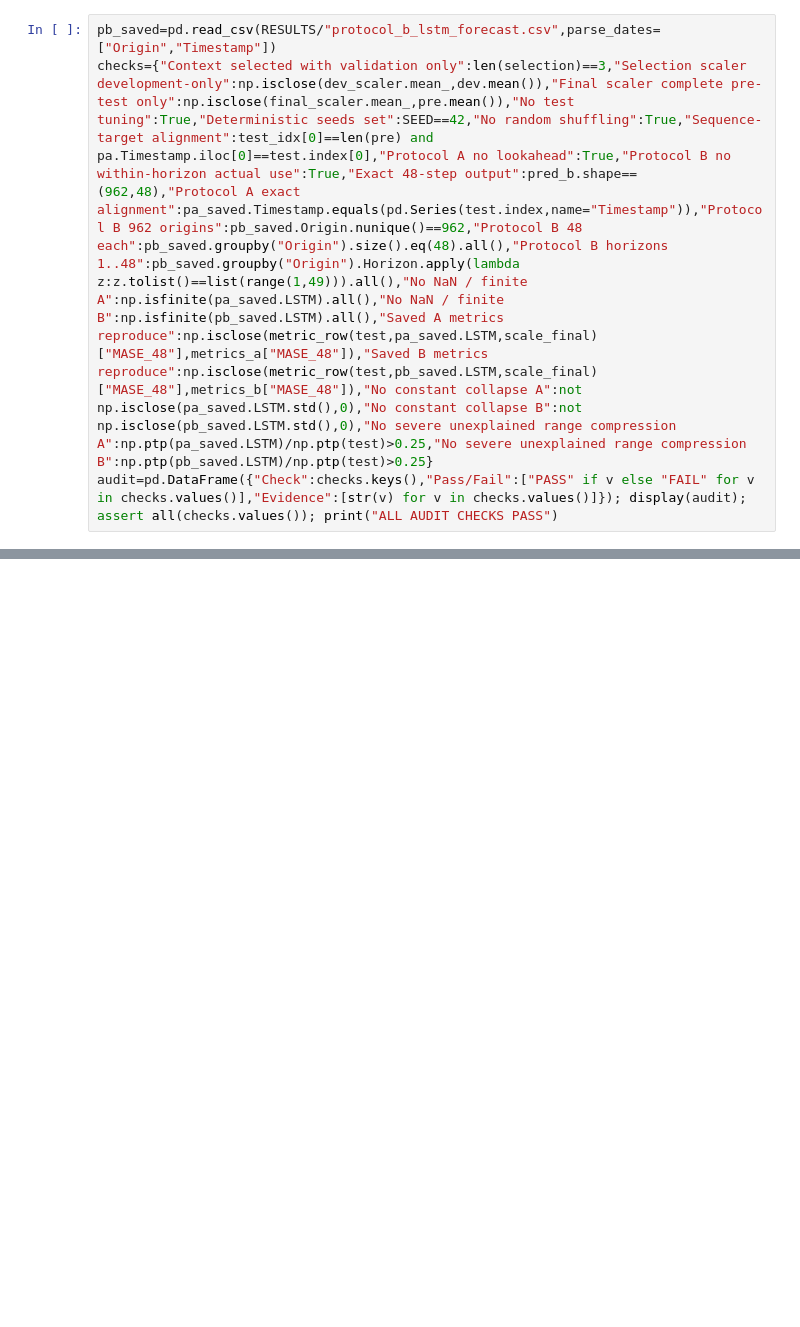
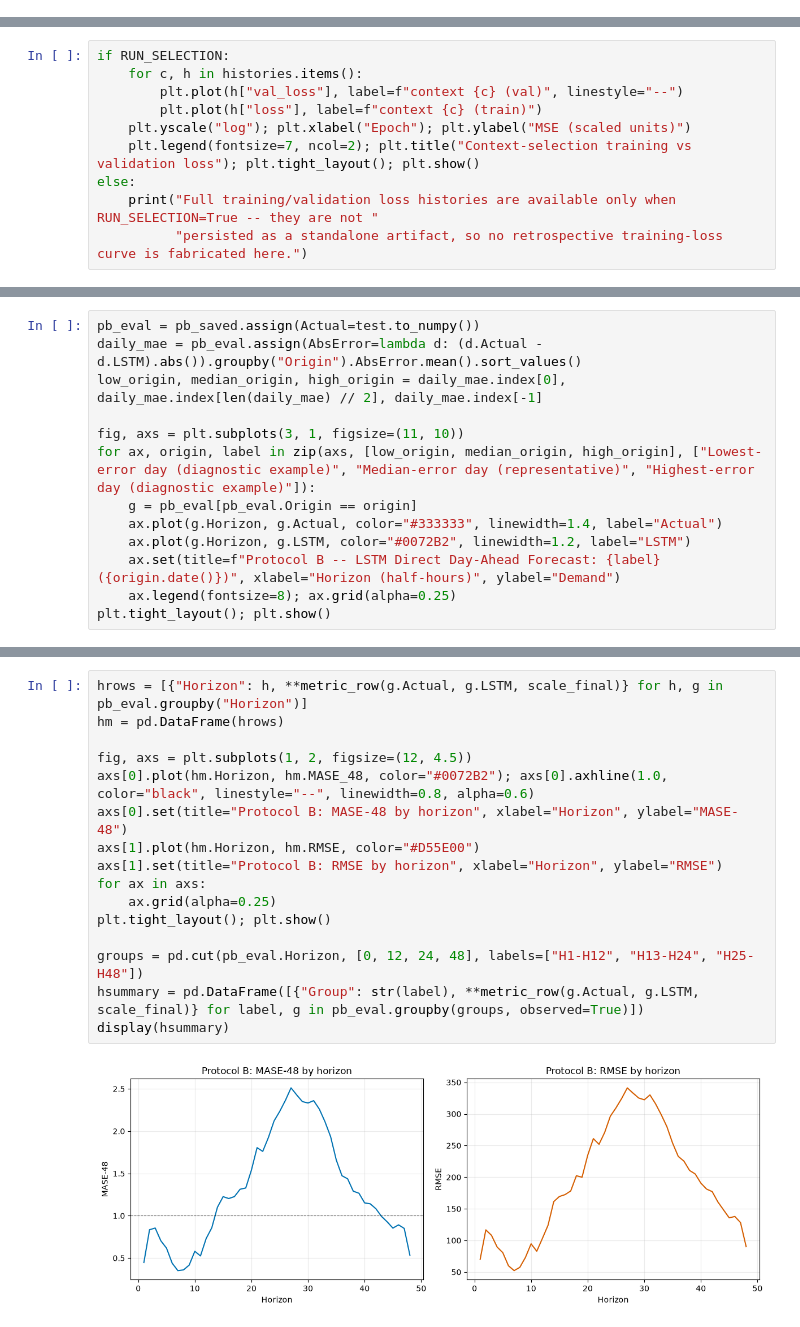
Before and after one commit to mdsoadsolaiman/Time-Series-Foundation-Models, a Jupyter notebook: notebooks/electricity/12_Electricity_LSTM.ipynb, the cells around one changed output, grey strips where cells are left out. Drawn from its saved outputs; the diff is of its cells as text; blank space fills up the shorter version.

```diff
--- a/notebooks/electricity/12_Electricity_LSTM.ipynb
+++ b/notebooks/electricity/12_Electricity_LSTM.ipynb
@@ -234,4 +0,0 @@ Best A DHR_ARIMA Best B Daily_Seasonal_Naive
-# %%
-pb_saved=pd.read_csv(RESULTS/"protocol_b_lstm_forecast.csv",parse_dates=["Origin","Timestamp"])
-checks={"Context selected with validation only":len(selection)==3,"Selection scaler development-only":np.isclose(dev_scaler.mean_,dev.mean()),"Final scaler complete pre-test only":np.isclose(final_scaler.mean_,pre.mean()),"No test tuning":True,"Deterministic seeds set":SEED==42,"No random shuffling":True,"Sequence-target alignment":test_idx[0]==len(pre) and pa.Timestamp.iloc[0]==test.index[0],"Protocol A no lookahead":True,"Protocol B no within-horizon actual use":True,"Exact 48-step output":pred_b.shape==(962,48),"Protocol A exact alignment":pa_saved.Timestamp.equals(pd.Series(test.index,name="Timestamp")),"Protocol B 962 origins":pb_saved.Origin.nunique()==962,"Protocol B 48 each":pb_saved.groupby("Origin").size().eq(48).all(),"Protocol B horizons 1..48":pb_saved.groupby("Origin").Horizon.apply(lambda z:z.tolist()==list(range(1,49))).all(),"No NaN / finite A":np.isfinite(pa_saved.LSTM).all(),"No NaN / finite B":np.isfinite(pb_saved.LSTM).all(),"Saved A metrics reproduce":np.isclose(metric_row(test,pa_saved.LSTM,scale_final)["MASE_48"],metrics_a["MASE_48"]),"Saved B metrics reproduce":np.isclose(metric_row(test,pb_saved.LSTM,scale_final)["MASE_48"],metrics_b["MASE_48"]),"No constant collapse A":not np.isclose(pa_saved.LSTM.std(),0),"No constant collapse B":not np.isclose(pb_saved.LSTM.std(),0),"No severe unexplained range compression A":np.ptp(pa_saved.LSTM)/np.ptp(test)>0.25,"No severe unexplained range compression B":np.ptp(pb_saved.LSTM)/np.ptp(test)>0.25}
-audit=pd.DataFrame({"Check":checks.keys(),"Pass/Fail":["PASS" if v else "FAIL" for v in checks.values()],"Evidence":[str(v) for v in checks.values()]}); display(audit); assert all(checks.values()); print("ALL AUDIT CHECKS PASS")
@@ -269,0 +459,10 @@ Next: `13_Electricity_Foundation_Models.ipynb`
+# %%
+if RUN_SELECTION:
+    for c, h in histories.items():
+        plt.plot(h["val_loss"], label=f"context {c} (val)", linestyle="--")
+        plt.plot(h["loss"], label=f"context {c} (train)")
+    plt.yscale("log"); plt.xlabel("Epoch"); plt.ylabel("MSE (scaled units)")
+    plt.legend(fontsize=7, ncol=2); plt.title("Context-selection training vs validation loss"); plt.tight_layout(); plt.show()
+else:
+    print("Full training/validation loss histories are available only when RUN_SELECTION=True -- they are not "
+          "persisted as a standalone artifact, so no retrospective training-loss curve is fabricated here.")
@@ -269,0 +745,13 @@ Next: `13_Electricity_Foundation_Models.ipynb`
+# %%
+pb_eval = pb_saved.assign(Actual=test.to_numpy())
+daily_mae = pb_eval.assign(AbsError=lambda d: (d.Actual - d.LSTM).abs()).groupby("Origin").AbsError.mean().sort_values()
+low_origin, median_origin, high_origin = daily_mae.index[0], daily_mae.index[len(daily_mae) // 2], daily_mae.index[-1]
+
+fig, axs = plt.subplots(3, 1, figsize=(11, 10))
+for ax, origin, label in zip(axs, [low_origin, median_origin, high_origin], ["Lowest-error day (diagnostic example)", "Median-error day (representative)", "Highest-error day (diagnostic example)"]):
+    g = pb_eval[pb_eval.Origin == origin]
+    ax.plot(g.Horizon, g.Actual, color="#333333", linewidth=1.4, label="Actual")
+    ax.plot(g.Horizon, g.LSTM, color="#0072B2", linewidth=1.2, label="LSTM")
+    ax.set(title=f"Protocol B -- LSTM Direct Day-Ahead Forecast: {label} ({origin.date()})", xlabel="Horizon (half-hours)", ylabel="Demand")
+    ax.legend(fontsize=8); ax.grid(alpha=0.25)
+plt.tight_layout(); plt.show()
@@ -269,0 +762,18 @@ Next: `13_Electricity_Foundation_Models.ipynb`
+# %%
+hrows = [{"Horizon": h, **metric_row(g.Actual, g.LSTM, scale_final)} for h, g in pb_eval.groupby("Horizon")]
+hm = pd.DataFrame(hrows)
+
+fig, axs = plt.subplots(1, 2, figsize=(12, 4.5))
+axs[0].plot(hm.Horizon, hm.MASE_48, color="#0072B2"); axs[0].axhline(1.0, color="black", linestyle="--", linewidth=0.8, alpha=0.6)
+axs[0].set(title="Protocol B: MASE-48 by horizon", xlabel="Horizon", ylabel="MASE-48")
+axs[1].plot(hm.Horizon, hm.RMSE, color="#D55E00")
+axs[1].set(title="Protocol B: RMSE by horizon", xlabel="Horizon", ylabel="RMSE")
+for ax in axs:
+    ax.grid(alpha=0.25)
+plt.tight_layout(); plt.show()
+
+groups = pd.cut(pb_eval.Horizon, [0, 12, 24, 48], labels=["H1-H12", "H13-H24", "H25-H48"])
+hsummary = pd.DataFrame([{"Group": str(label), **metric_row(g.Actual, g.LSTM, scale_final)} for label, g in pb_eval.groupby(groups, observed=True)])
+display(hsummary)
+# %% [output]
+[figure, added]
```
Also changed, not shown: parts of 107 cells of this notebook.
